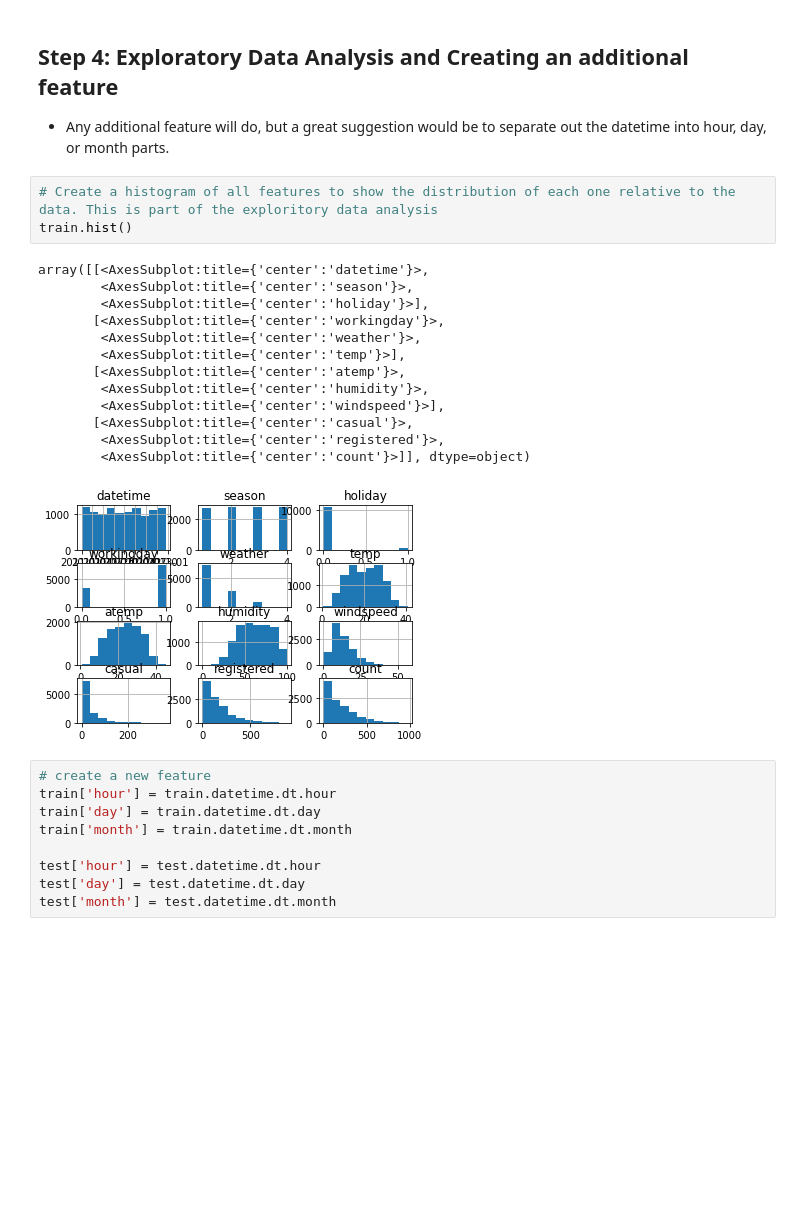
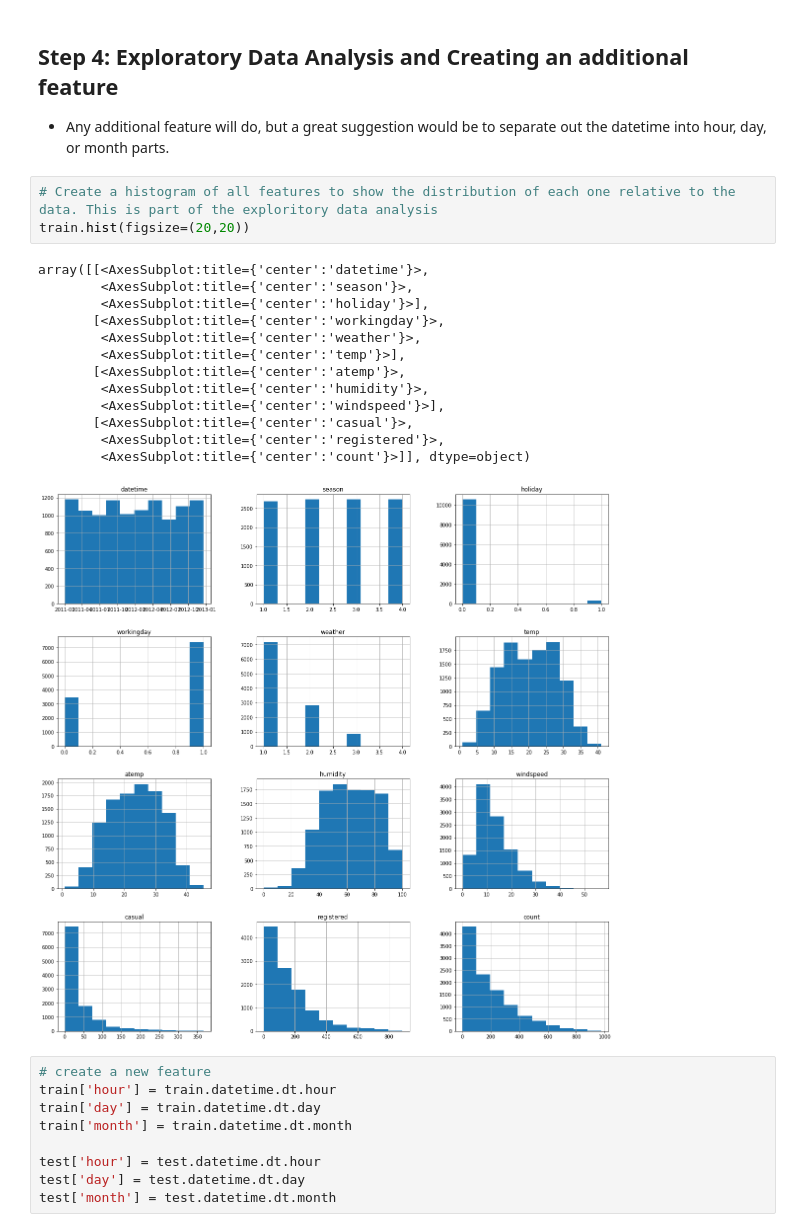
Before and after one commit to nelsongcg/bikesharing, a Jupyter notebook: project/project-notebook.ipynb, the cells around one changed output. Saved outputs shown, nothing was run; the diff lists cells and outputs as text; blank space fills up the shorter version.

```diff
--- a/project/project-notebook.ipynb
+++ b/project/project-notebook.ipynb
@@ -385,21 +393,21 @@ submission.csv  2022-01-06 03:17:57  first raw submission  complete  1.40000
 * Any additional feature will do, but a great suggestion would be to separate out the datetime into hour, day, or month parts.
 # %%
 # Create a histogram of all features to show the distribution of each one relative to the data. This is part of the exploritory data analysis
-train.hist()
+train.hist(figsize=(20,20))
 # %% [output]
 array([[<AxesSubplot:title={'center':'datetime'}>,
         <AxesSubplot:title={'center':'season'}>,
         <AxesSubplot:title={'center':'holiday'}>],
        [<AxesSubplot:title={'center':'workingday'}>,
         <AxesSubplot:title={'center':'weather'}>,
         <AxesSubplot:title={'center':'temp'}>],
        [<AxesSubplot:title={'center':'atemp'}>,
         <AxesSubplot:title={'center':'humidity'}>,
         <AxesSubplot:title={'center':'windspeed'}>],
        [<AxesSubplot:title={'center':'casual'}>,
         <AxesSubplot:title={'center':'registered'}>,
         <AxesSubplot:title={'center':'count'}>]], dtype=object)
-[figure, old version]
+[figure, new version]
 # %%
 # create a new feature
 train['hour'] = train.datetime.dt.hour
```
Also changed, not shown: parts of 25 cells of this notebook, 4 other files.
